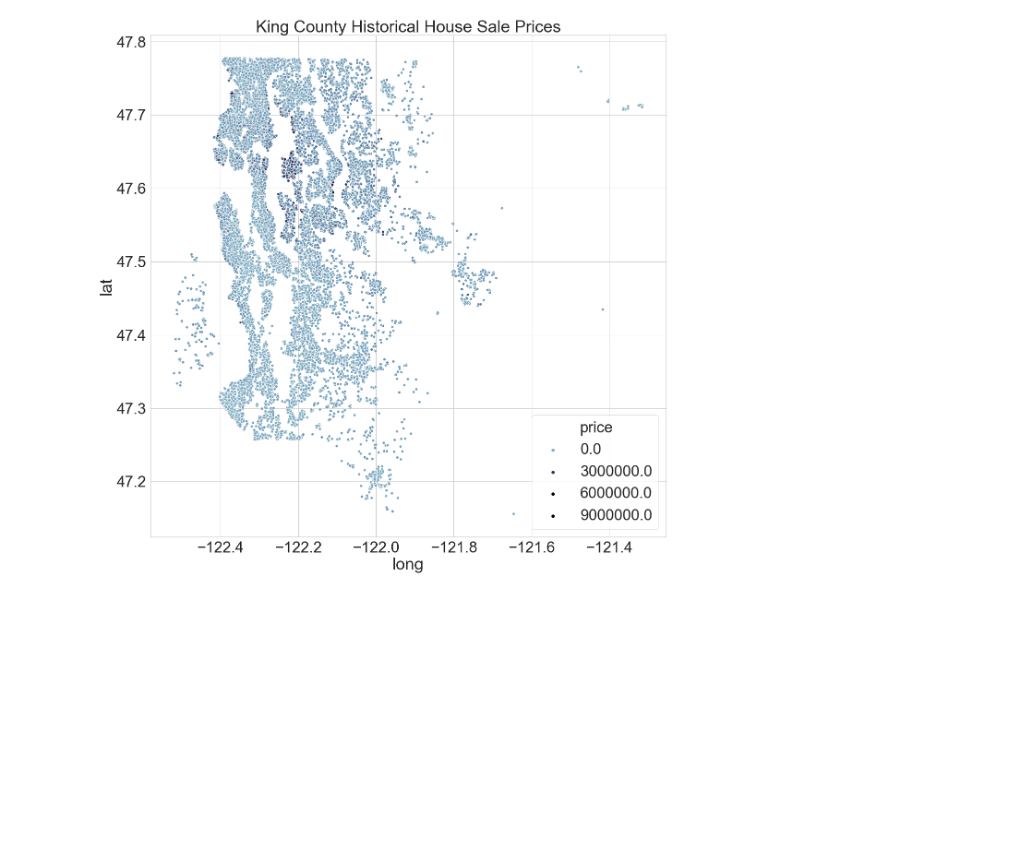
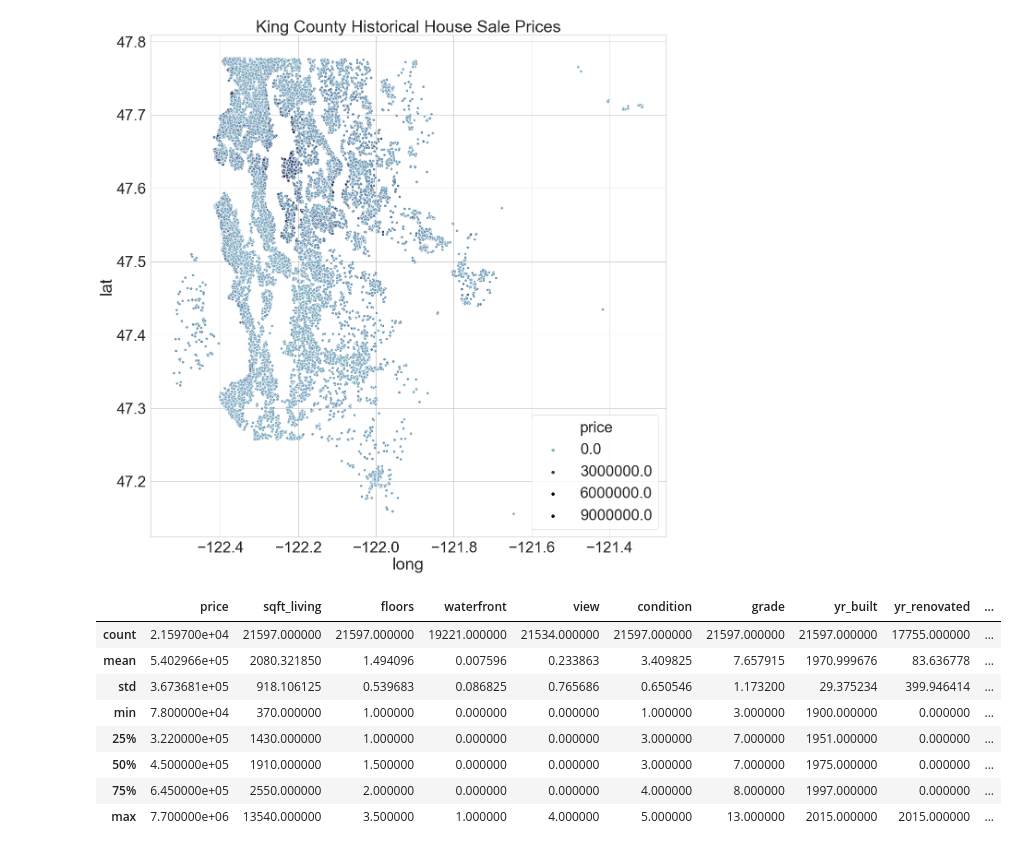
Before and after one commit to JoeDown/King-County-Linear-Regression-Price-Prediction, a Jupyter notebook: Joe-Scratch-Work.ipynb, the cells around one changed output. Cells and saved outputs as stored; diff of their text form; code cells hidden in the pictures; blank space fills up the shorter version.

```diff
--- a/Joe-Scratch-Work.ipynb
+++ b/Joe-Scratch-Work.ipynb
@@ -47,0 +44,12 @@ df.shape
+# %%
+housing_data.describe()
+# %% [output]
+|  | price | sqft_living | floors | waterfront | view | condition | grade | yr_built | yr_renovated | ... |
+| count | 2.159700e+04 | 21597.000000 | 21597.000000 | 19221.000000 | 21534.000000 | 21597.000000 | 21597.000000 | 21597.000000 | 17755.000000 | ... |
+| mean | 5.402966e+05 | 2080.321850 | 1.494096 | 0.007596 | 0.233863 | 3.409825 | 7.657915 | 1970.999676 | 83.636778 | ... |
+| std | 3.673681e+05 | 918.106125 | 0.539683 | 0.086825 | 0.765686 | 0.650546 | 1.173200 | 29.375234 | 399.946414 | ... |
+| min | 7.800000e+04 | 370.000000 | 1.000000 | 0.000000 | 0.000000 | 1.000000 | 3.000000 | 1900.000000 | 0.000000 | ... |
+| 25% | 3.220000e+05 | 1430.000000 | 1.000000 | 0.000000 | 0.000000 | 3.000000 | 7.000000 | 1951.000000 | 0.000000 | ... |
+| 50% | 4.500000e+05 | 1910.000000 | 1.500000 | 0.000000 | 0.000000 | 3.000000 | 7.000000 | 1975.000000 | 0.000000 | ... |
+| 75% | 6.450000e+05 | 2550.000000 | 2.000000 | 0.000000 | 0.000000 | 4.000000 | 8.000000 | 1997.000000 | 0.000000 | ... |
+| max | 7.700000e+06 | 13540.000000 | 3.500000 | 1.000000 | 4.000000 | 5.000000 | 13.000000 | 2015.000000 | 2015.000000 | ... |
```
Also changed, not shown: parts of 3 cells of this notebook.
